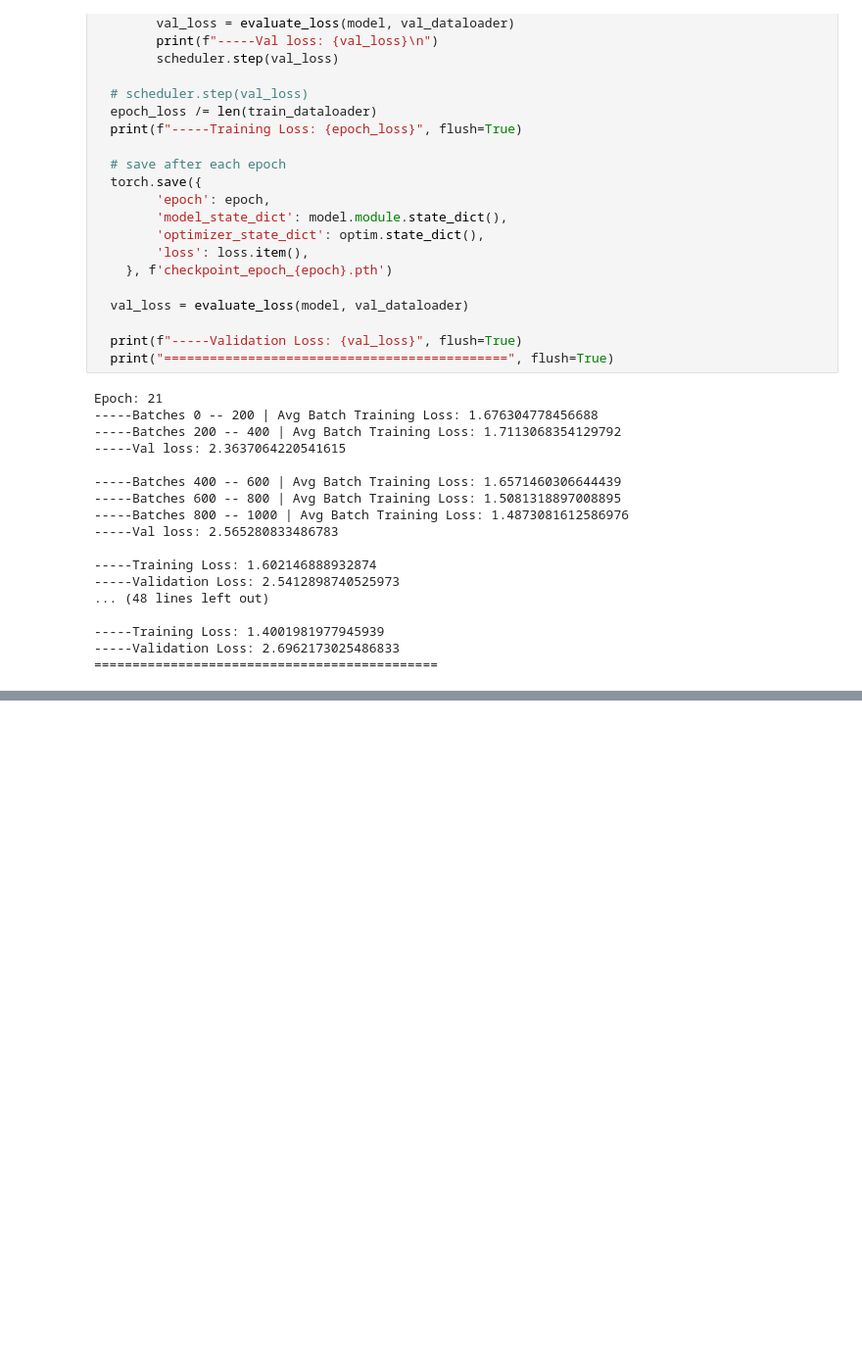
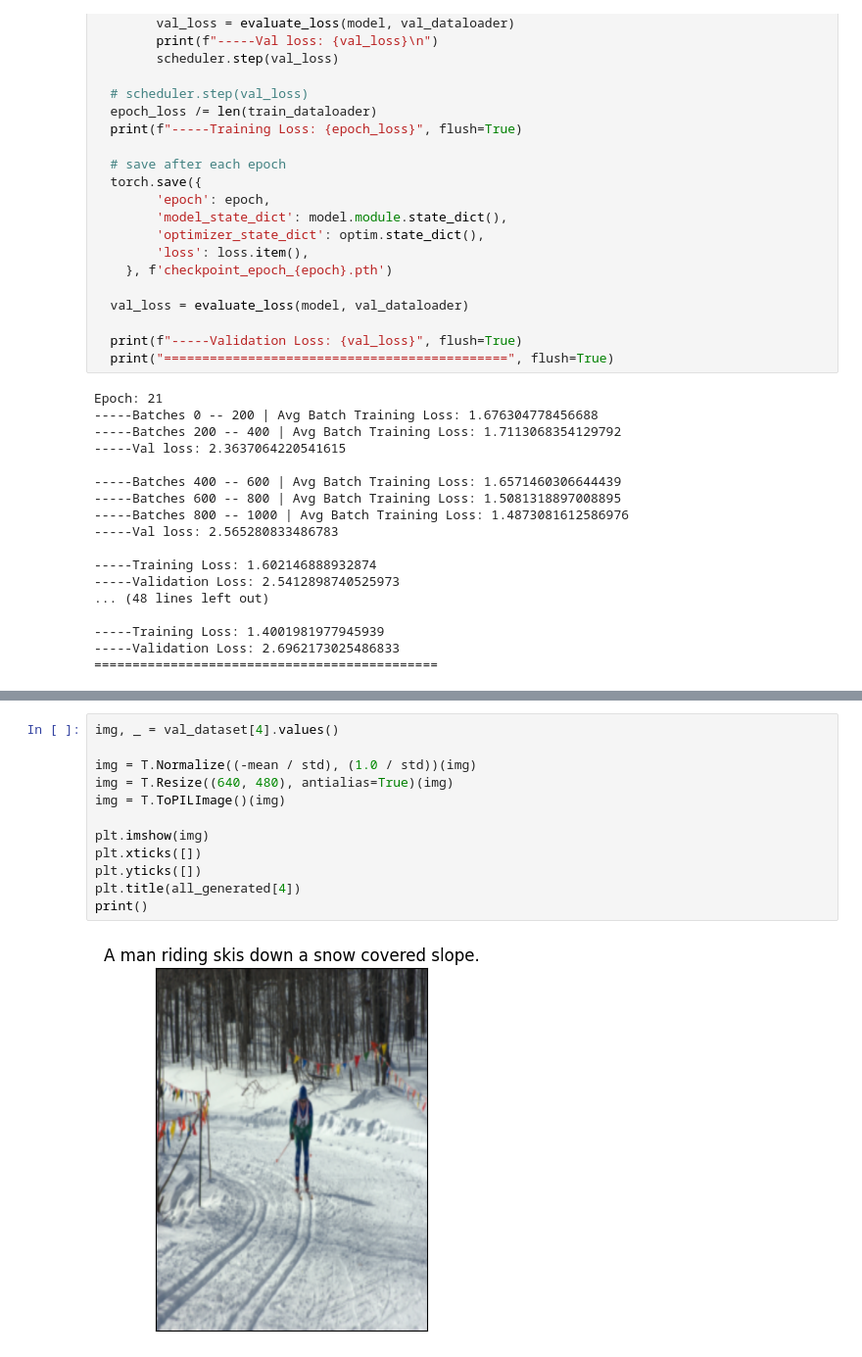
Before and after one commit to Yousefbahr/Image-Captioning, a Jupyter notebook: model.ipynb, the cells around one changed output, grey strips where cells are left out. Shown at 98% size. Drawn from its saved outputs; the diff is of its cells as text; blank space fills up the shorter version.

```diff
--- a/model.ipynb
+++ b/model.ipynb
@@ -601,0 +738,14 @@ Epoch: 21
+# %%
+img, _ = val_dataset[4].values()
+
+img = T.Normalize((-mean / std), (1.0 / std))(img)
+img = T.Resize((640, 480), antialias=True)(img)
+img = T.ToPILImage()(img)
+
+plt.imshow(img)
+plt.xticks([])
+plt.yticks([])
+plt.title(all_generated[4])
+print()
+# %% [output]
+[figure, added]
```
Also changed, not shown: parts of 16 cells of this notebook, 3 other files.
